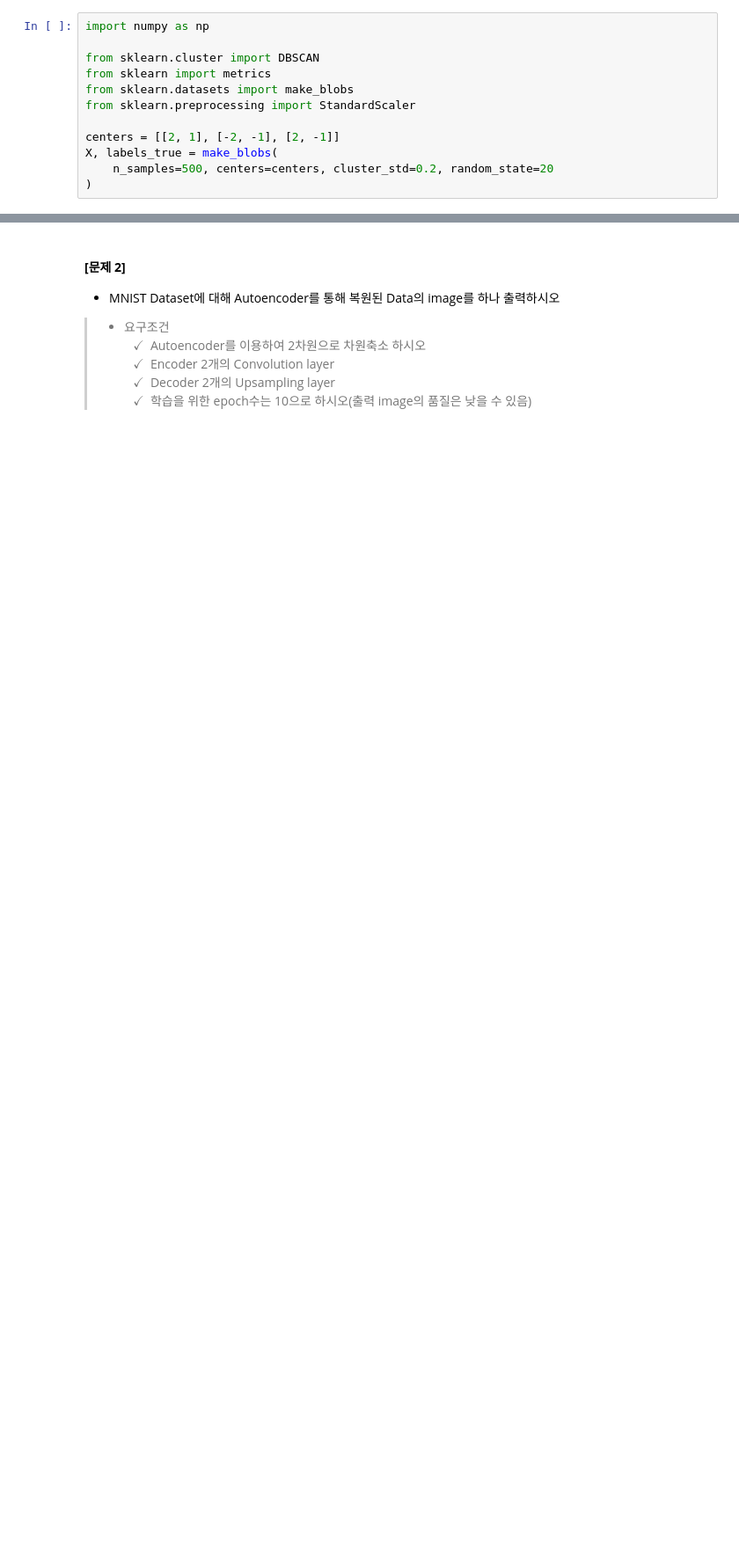
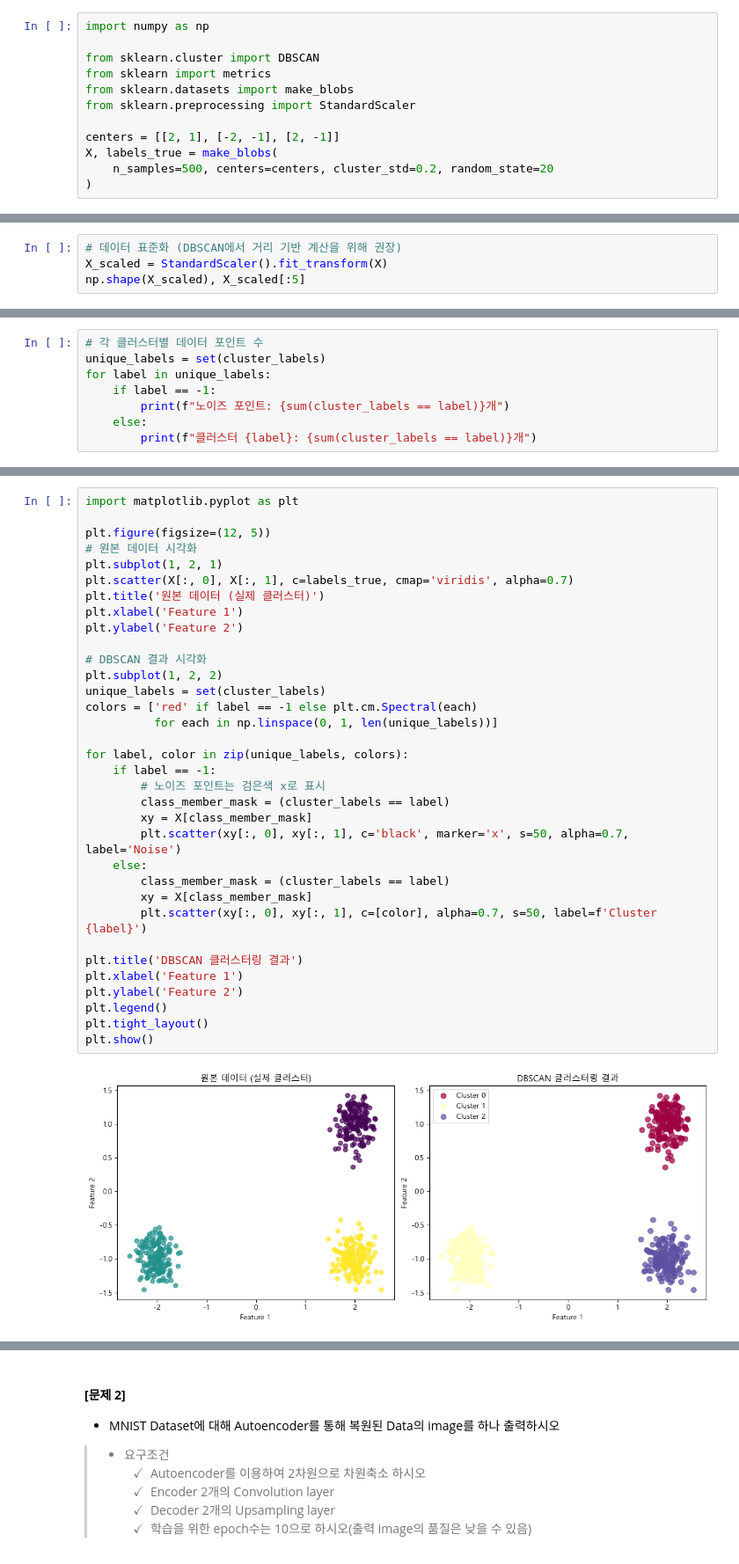
Before and after one commit to brighteen/Deep-Learning, a Jupyter notebook: Unsupervised Learning/기말고사_비지도학습_문제지(20250617).ipynb, the cells around one changed output, grey strips where cells are left out. Shown at 88% size. Saved outputs shown, nothing was run; the diff lists cells and outputs as text; blank space fills up the shorter version.

```diff
--- a/Unsupervised Learning/기말고사_비지도학습_문제지(20250617).ipynb
+++ b/Unsupervised Learning/기말고사_비지도학습_문제지(20250617).ipynb
@@ -36,0 +65,4 @@ X, labels_true = make_blobs(
+# %%
+# 데이터 표준화 (DBSCAN에서 거리 기반 계산을 위해 권장)
+X_scaled = StandardScaler().fit_transform(X)
+np.shape(X_scaled), X_scaled[:5]
@@ -36,0 +95,8 @@ X, labels_true = make_blobs(
+# %%
+# 각 클러스터별 데이터 포인트 수
+unique_labels = set(cluster_labels)
+for label in unique_labels:
+    if label == -1:
+        print(f"노이즈 포인트: {sum(cluster_labels == label)}개")
+    else:
+        print(f"클러스터 {label}: {sum(cluster_labels == label)}개")
@@ -36,0 +114,36 @@ X, labels_true = make_blobs(
+# %%
+import matplotlib.pyplot as plt
+
+plt.figure(figsize=(12, 5))
+# 원본 데이터 시각화
+plt.subplot(1, 2, 1)
+plt.scatter(X[:, 0], X[:, 1], c=labels_true, cmap='viridis', alpha=0.7)
+plt.title('원본 데이터 (실제 클러스터)')
+plt.xlabel('Feature 1')
+plt.ylabel('Feature 2')
+
+# DBSCAN 결과 시각화
+plt.subplot(1, 2, 2)
+unique_labels = set(cluster_labels)
+colors = ['red' if label == -1 else plt.cm.Spectral(each)
+          for each in np.linspace(0, 1, len(unique_labels))]
+
+for label, color in zip(unique_labels, colors):
+    if label == -1:
+        # 노이즈 포인트는 검은색 x로 표시
+        class_member_mask = (cluster_labels == label)
+        xy = X[class_member_mask]
+        plt.scatter(xy[:, 0], xy[:, 1], c='black', marker='x', s=50, alpha=0.7, label='Noise')
+    else:
+        class_member_mask = (cluster_labels == label)
+        xy = X[class_member_mask]
+        plt.scatter(xy[:, 0], xy[:, 1], c=[color], alpha=0.7, s=50, label=f'Cluster {label}')
+
+plt.title('DBSCAN 클러스터링 결과')
+plt.xlabel('Feature 1')
+plt.ylabel('Feature 2')
+plt.legend()
+plt.tight_layout()
+plt.show()
+# %% [output]
+[figure, added]
```
Also changed, not shown: parts of 26 cells of this notebook.
